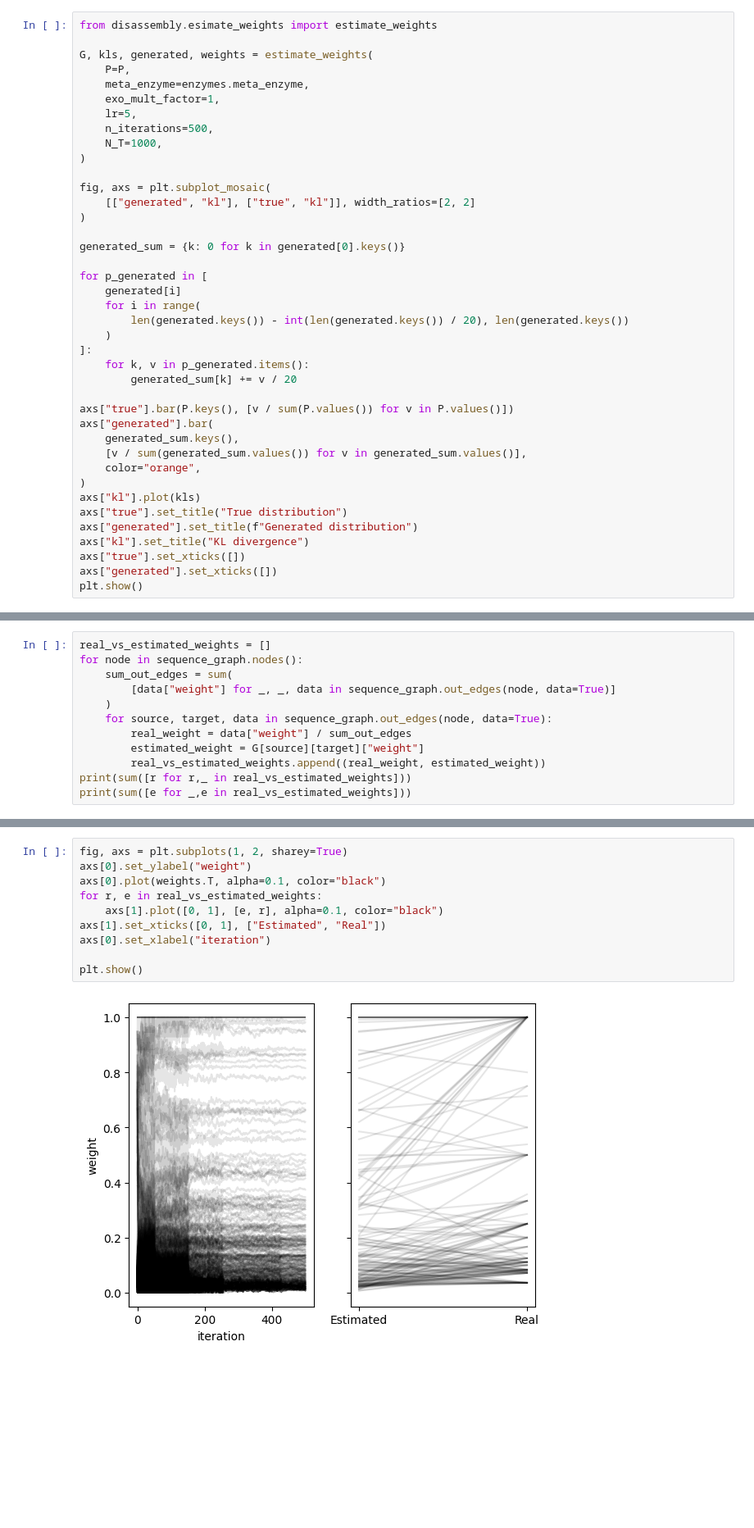
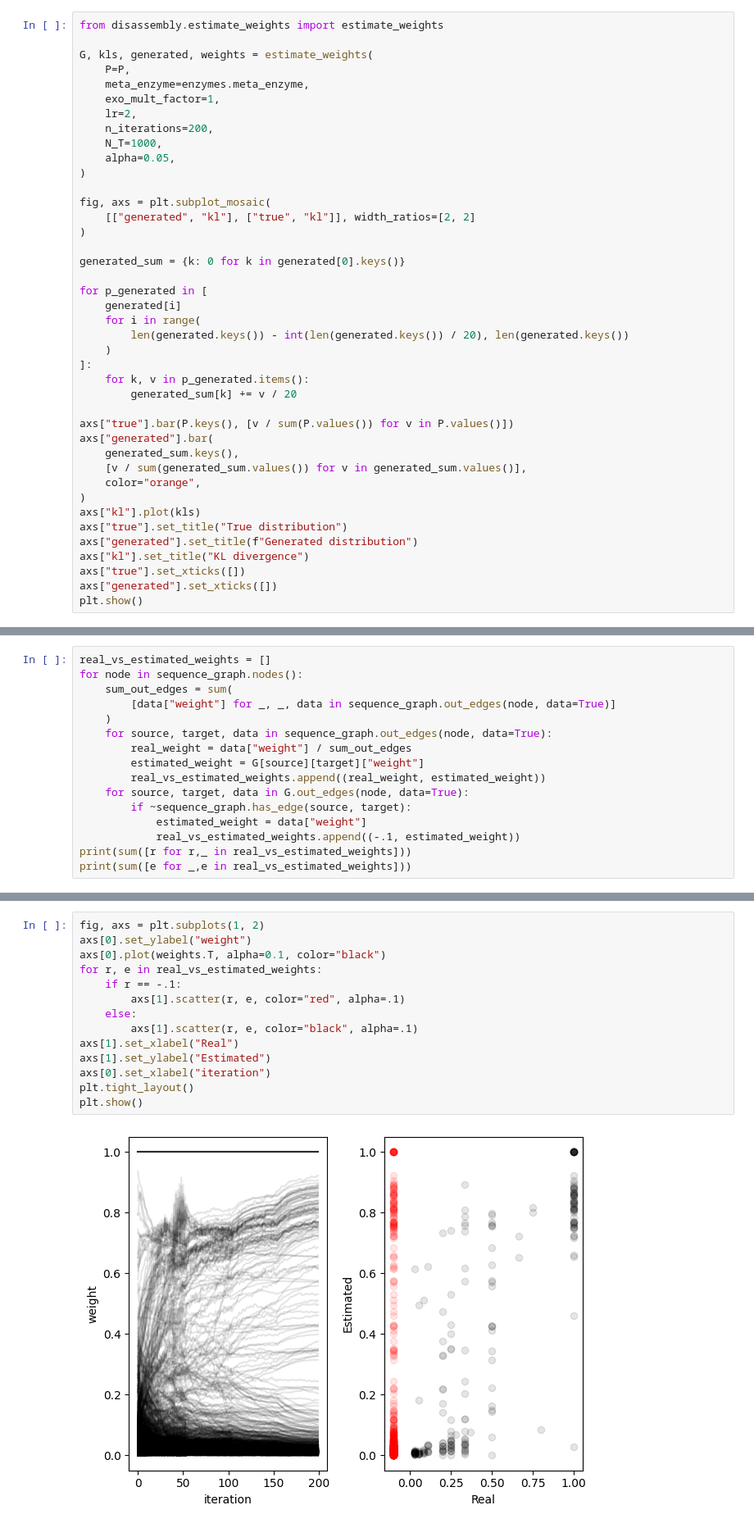
Before and after one commit to ErikHartman/disassembly, a Jupyter notebook: src/weight_estimation.ipynb, the cells around one changed output, grey strips where cells are left out. Shown at 82% size. Saved outputs shown, nothing was run; the diff lists cells and outputs as text; blank space fills up the shorter version.

```diff
--- a/src/weight_estimation.ipynb
+++ b/src/weight_estimation.ipynb
@@ -24,15 +24,16 @@ P, sequence_graph = simulate_proteolysis(
 # %% [output]
  99 / 100
 # %%
-from disassembly.esimate_weights import estimate_weights
+from disassembly.estimate_weights import estimate_weights
 
 G, kls, generated, weights = estimate_weights(
     P=P,
     meta_enzyme=enzymes.meta_enzyme,
     exo_mult_factor=1,
-    lr=5,
-    n_iterations=500,
+    lr=2,
+    n_iterations=200,
     N_T=1000,
+    alpha=0.05,
 )
 
 fig, axs = plt.subplot_mosaic(
@@ -84,6 +83,10 @@ for node in sequence_graph.nodes():
         real_weight = data["weight"] / sum_out_edges
         estimated_weight = G[source][target]["weight"]
         real_vs_estimated_weights.append((real_weight, estimated_weight))
+    for source, target, data in G.out_edges(node, data=True):
+        if ~sequence_graph.has_edge(source, target):
+            estimated_weight = data["weight"]
+            real_vs_estimated_weights.append((-.1, estimated_weight))
 print(sum([r for r,_ in real_vs_estimated_weights]))
 print(sum([e for _,e in real_vs_estimated_weights]))
 # %% [output]
@@ -92,15 +95,19 @@ print(sum([e for _,e in real_vs_estimated_weights]))
 # %%
-fig, axs = plt.subplots(1, 2, sharey=True)
+fig, axs = plt.subplots(1, 2)
 axs[0].set_ylabel("weight")
 axs[0].plot(weights.T, alpha=0.1, color="black")
 for r, e in real_vs_estimated_weights:
-    axs[1].plot([0, 1], [e, r], alpha=0.1, color="black")
-axs[1].set_xticks([0, 1], ["Estimated", "Real"])
+    if r == -.1:
+        axs[1].scatter(r, e, color="red", alpha=.1)
+    else:
+        axs[1].scatter(r, e, color="black", alpha=.1)
+axs[1].set_xlabel("Real")
+axs[1].set_ylabel("Estimated")
 axs[0].set_xlabel("iteration")
-
+plt.tight_layout()
 plt.show()
 # %% [output]
-[figure, old version]
+[figure, new version]
 # %%
 from disassembly.disassembly import get_disassembly_indexes
 from disassembly.disassembly import get_disassembly
```
Also changed, not shown: parts of 7 cells of this notebook, 3 other files.
